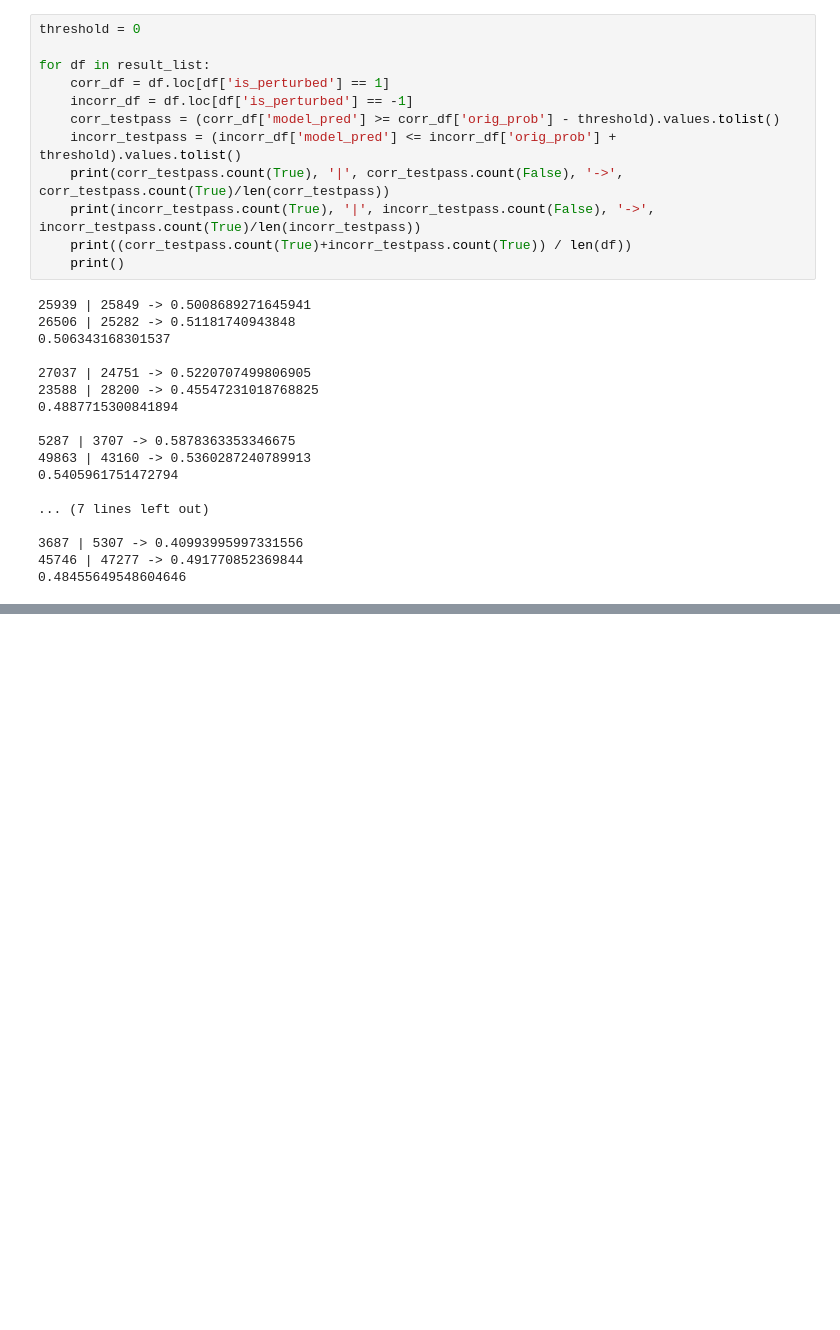
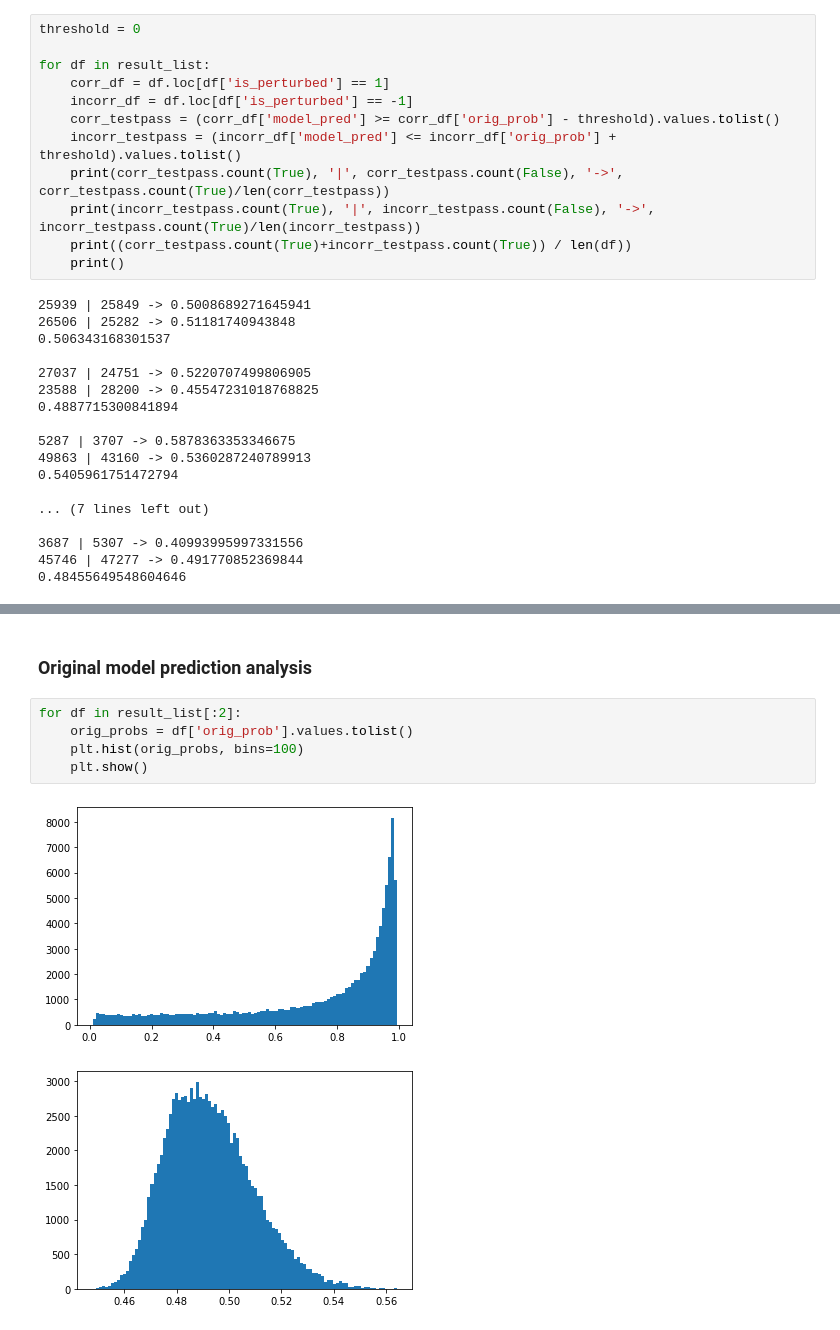
Before and after one commit to providentiasam/learner-performance-prediction, a Jupyter notebook: results/bt_perturbation_analysis.ipynb, the cells around one changed output, grey strips where cells are left out. Saved outputs shown, nothing was run; the diff lists cells and outputs as text; blank space fills up the shorter version.

Commit message:
update bt analysis

```diff
--- a/results/bt_perturbation_analysis.ipynb
+++ b/results/bt_perturbation_analysis.ipynb
@@ -70,0 +117,10 @@ test pass probability (threshold=0.0)
+# %% [markdown]
+### Original model prediction analysis
+# %%
+for df in result_list[:2]:
+    orig_probs = df['orig_prob'].values.tolist()
+    plt.hist(orig_probs, bins=100)
+    plt.show()
+# %% [output]
+[figure, added]
+[figure, added]
```
Also changed, not shown: parts of 7 cells of this notebook.
